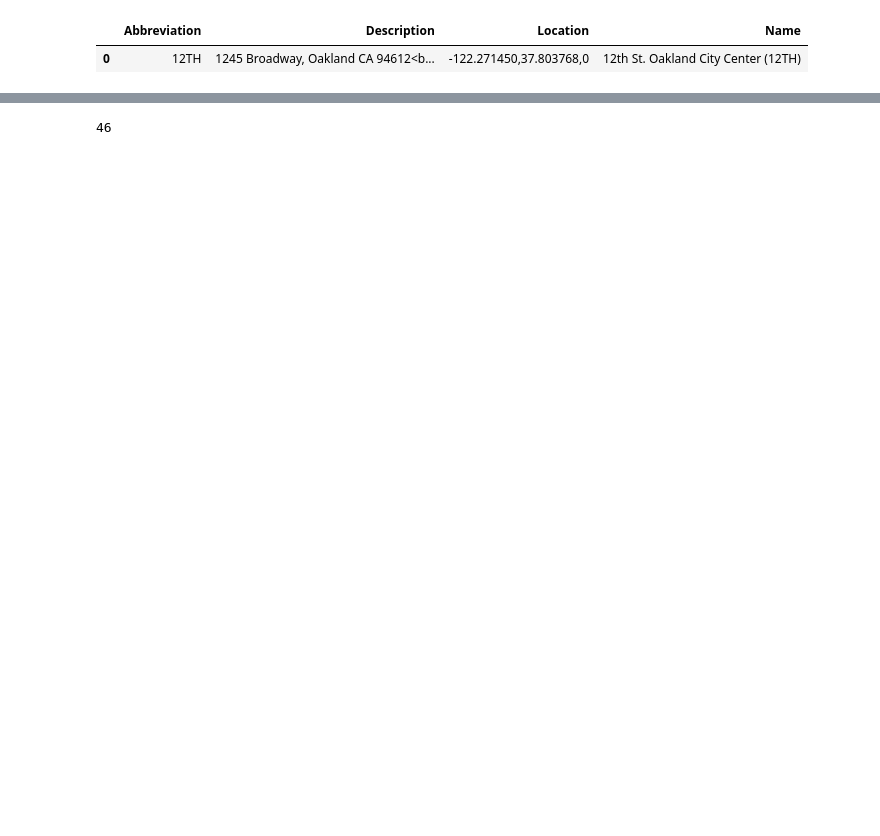
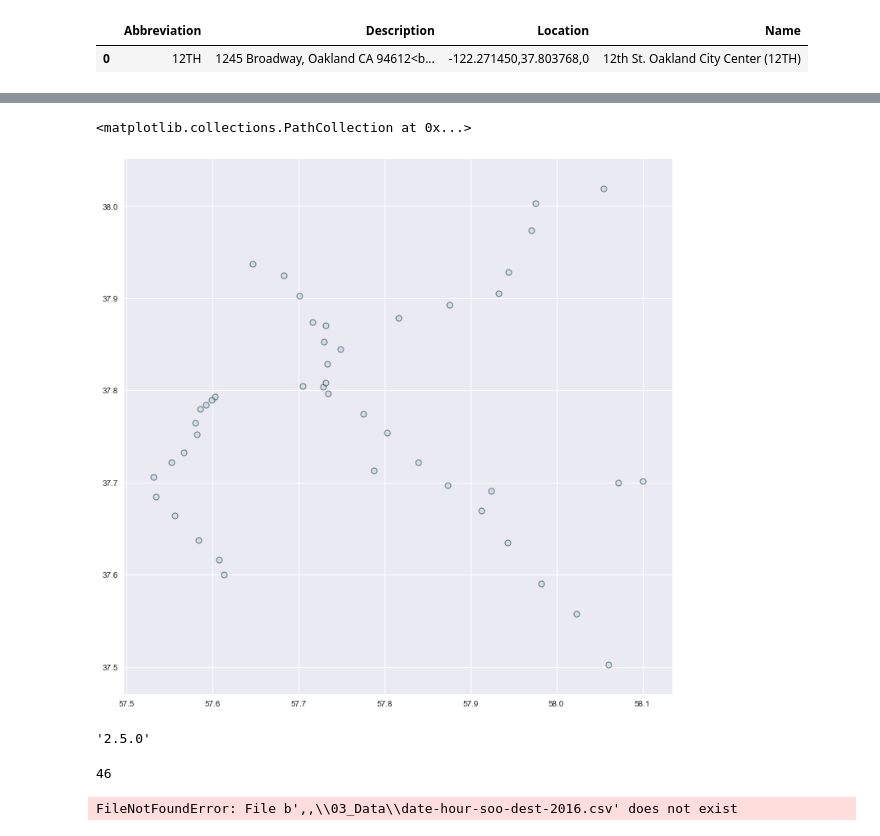
Before and after one commit to mayushah1/Branch4, a Jupyter notebook: 04_Python/BART_Data_Clean.ipynb, the cells around one changed output, grey strips where cells are left out. Cells and saved outputs as stored; diff of their text form; code cells hidden in the pictures; blank space fills up the shorter version.

Commit message:
add plotly test and updated bart code

```diff
--- a/04_Python/BART_Data_Clean.ipynb
+++ b/04_Python/BART_Data_Clean.ipynb
@@ -39,3 +25,8 @@ bart_stations.head(1)
 # %% [output]
 |  | Abbreviation | Description | Location | Name |
 | 0 | 12TH | 1245 Broadway, Oakland CA 94612<b... | -122.271450,37.803768,0 | 12th St. Oakland City Center (12TH) |
+# %%
+station_locations = pd.DataFrame(bart_stations['Location'].str.split(',',2).tolist(),bart_stations['Abbreviation'])
+station_locations.reset_index(inplace=True)
+station_locations.columns = ['Station','lat','lon','x']
+station_locations.head()
@@ -41,0 +40,5 @@ bart_stations.head(1)
+# %%
+station_locations['lat'] = pd.to_numeric(station_locations['lat'], downcast='float')
+station_locations['lon'] = pd.to_numeric(station_locations['lon'], downcast='float')
+# %%
+station_locations['lat'] = station_locations['lat']+180
@@ -42,4 +59,24 @@ bart_stations.head(1)
+# %%
+sns.set(style='darkgrid')
+plt.figure(figsize=(12,12))
+
+plt.scatter(x=station_locations['lat'],
+            y=station_locations['lon'],
+            #s=station_locations['x'],
+            alpha=0.5, color='lightblue', edgecolor='black', linewidth=1, label=station_locations['Station'])
+# %% [output]
+<matplotlib.collections.PathCollection at 0x...>
+[figure, added]
+# %%
+plotly.__version__
+# %% [output]
+'2.5.0'
 # %%
 len(bart_stations)
 # %% [output]
 46
+# %%
+bart2016_df = pd.read_csv(csvpath2, encoding = "utf-8")
+bart2016_df.head(1)
+# %% [output]
+FileNotFoundError: File b',,\\03_Data\\date-hour-soo-dest-2016.csv' does not exist
```
Also changed, not shown: parts of 6 cells of this notebook, 1 other file.
